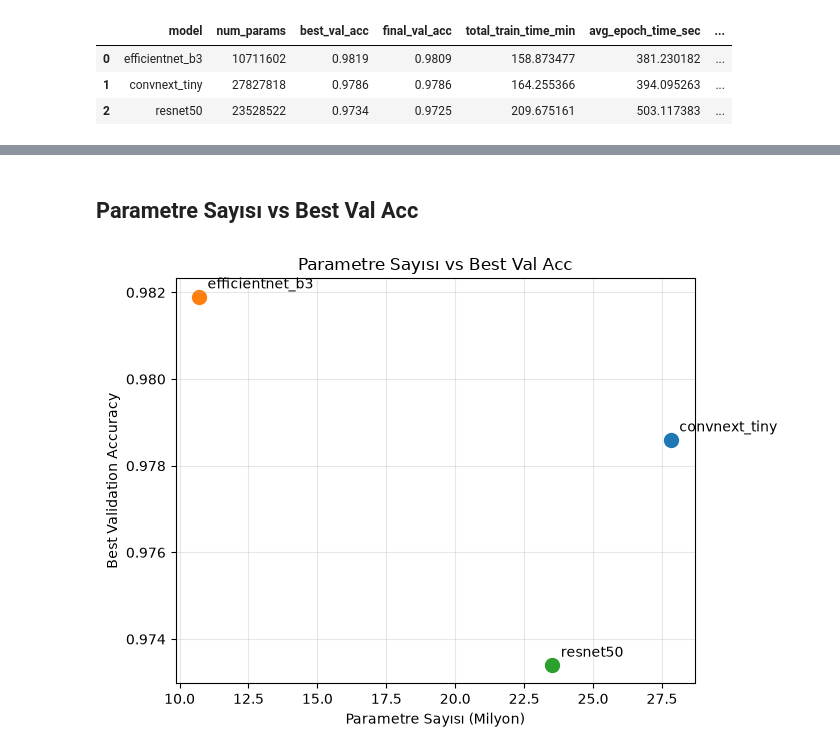
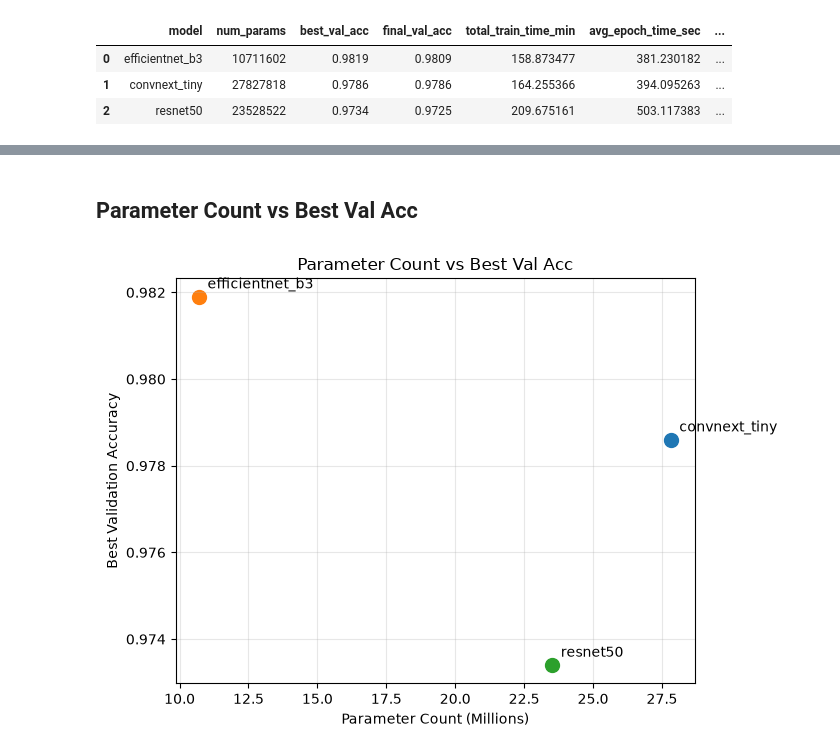
Before and after one commit to sumeyyesaray/transferlearning, a Jupyter notebook: notebooks/results_analysis.ipynb, the cells around one changed output, grey strips where cells are left out. Cells and saved outputs as stored; diff of their text form; code cells hidden in the pictures.

```diff
--- a/notebooks/results_analysis.ipynb
+++ b/notebooks/results_analysis.ipynb
@@ -123,16 +171,16 @@ plot_metric(results, "train_acc", "Train Accuracy", "Epoch Bazında Train Accura
 # %% [markdown]
-## Parametre Sayısı vs Best Val Acc
+## Parameter Count vs Best Val Acc
 # %%
 plt.figure(figsize=(7, 5))
 for name, r in results.items():
     plt.scatter(r["num_params"] / 1e6, r["best_val_acc"], s=100)
     plt.annotate(r["model"], (r["num_params"] / 1e6, r["best_val_acc"]), textcoords="offset points", xytext=(6, 6))
-plt.xlabel("Parametre Sayısı (Milyon)")
+plt.xlabel("Parameter Count (Millions)")
 plt.ylabel("Best Validation Accuracy")
-plt.title("Parametre Sayısı vs Best Val Acc")
+plt.title("Parameter Count vs Best Val Acc")
 plt.grid(alpha=0.3)
 plt.tight_layout()
 plt.show()
 # %% [output]
-[figure, old version]
+[figure, new version]
 # %% [markdown]
```
Also changed, not shown: parts of 13 cells of this notebook, 1 other file.
